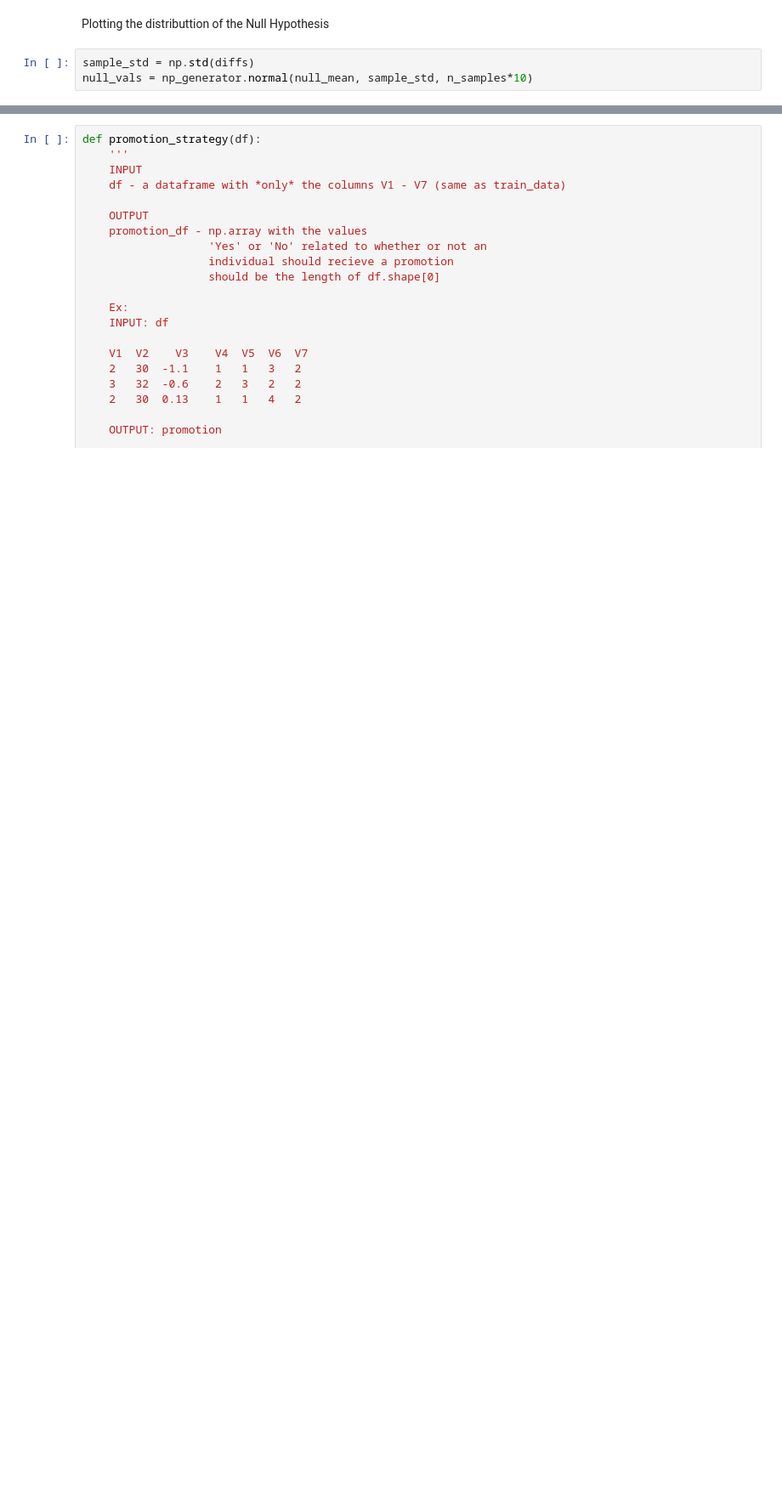
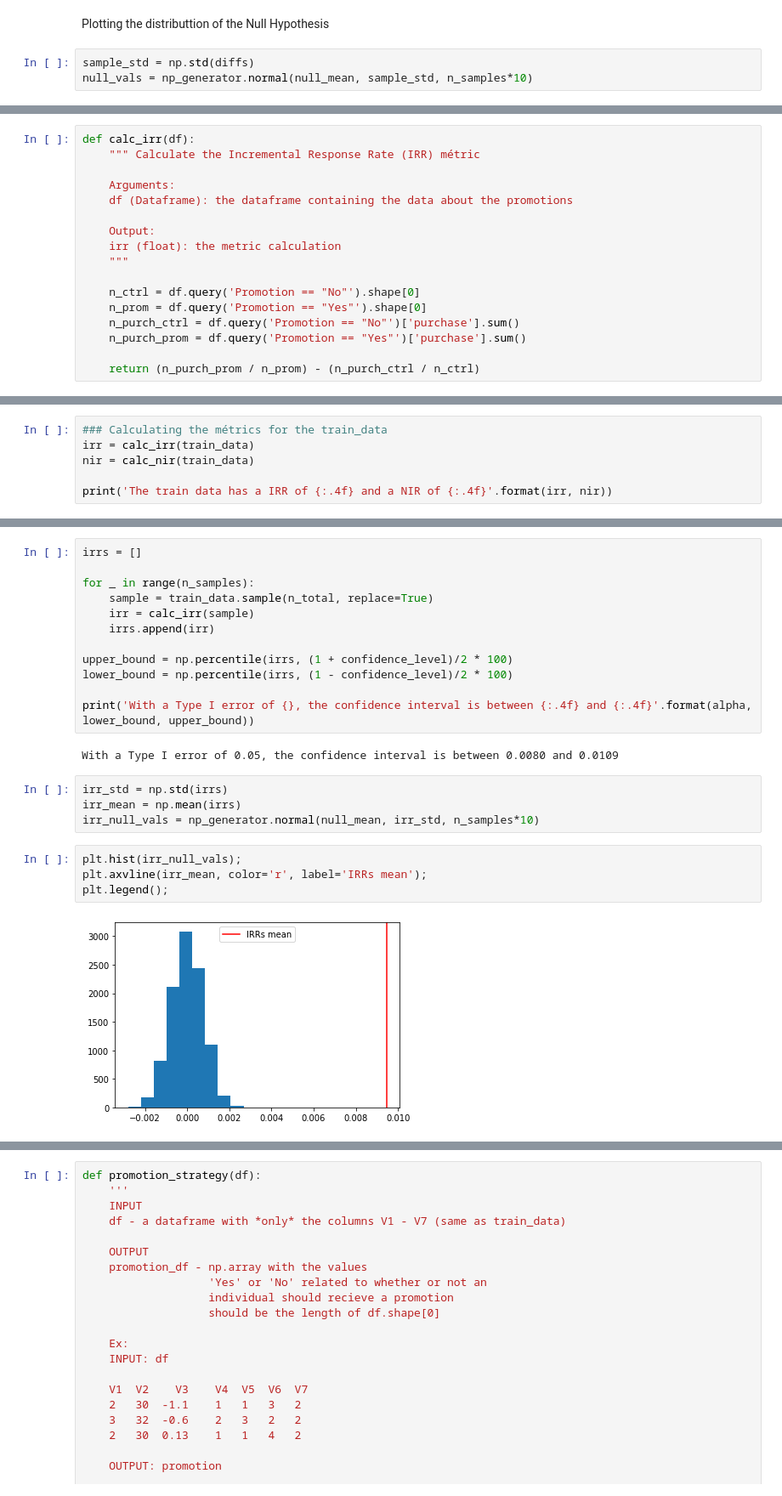
Before and after one commit to boa50/starbucks-promotions, a Jupyter notebook: Starbucks.ipynb, the cells around one changed output, grey strips where cells are left out. Shown: that part at 85% size. Cells and saved outputs as stored; diff of their text form; blank space fills up the shorter version.

Commit message:
Analyzed the metrics

```diff
--- a/Starbucks.ipynb
+++ b/Starbucks.ipynb
@@ -197,0 +208,17 @@ By the simulation approach the p-value is 0.4948
+# %%
+def calc_irr(df):
+    """ Calculate the Incremental Response Rate (IRR) métric
+
+    Arguments:
+    df (Dataframe): the dataframe containing the data about the promotions
+
+    Output:
+    irr (float): the metric calculation
+    """
+
+    n_ctrl = df.query('Promotion == "No"').shape[0]
+    n_prom = df.query('Promotion == "Yes"').shape[0]
+    n_purch_ctrl = df.query('Promotion == "No"')['purchase'].sum()
+    n_purch_prom = df.query('Promotion == "Yes"')['purchase'].sum()
+
+    return (n_purch_prom / n_prom) - (n_purch_ctrl / n_ctrl)
@@ -197,0 +241,6 @@ By the simulation approach the p-value is 0.4948
+# %%
+### Calculating the métrics for the train_data
+irr = calc_irr(train_data)
+nir = calc_nir(train_data)
+
+print('The train data has a IRR of {:.4f} and a NIR of {:.4f}'.format(irr, nir))
@@ -197,0 +263,24 @@ By the simulation approach the p-value is 0.4948
+# %%
+irrs = []
+
+for _ in range(n_samples):
+    sample = train_data.sample(n_total, replace=True)
+    irr = calc_irr(sample)
+    irrs.append(irr)
+
+upper_bound = np.percentile(irrs, (1 + confidence_level)/2 * 100)
+lower_bound = np.percentile(irrs, (1 - confidence_level)/2 * 100)
+
+print('With a Type I error of {}, the confidence interval is between {:.4f} and {:.4f}'.format(alpha, lower_bound, upper_bound))
+# %% [output]
+With a Type I error of 0.05, the confidence interval is between 0.0080 and 0.0109
+# %%
+irr_std = np.std(irrs)
+irr_mean = np.mean(irrs)
+irr_null_vals = np_generator.normal(null_mean, irr_std, n_samples*10)
+# %%
+plt.hist(irr_null_vals);
+plt.axvline(irr_mean, color='r', label='IRRs mean');
+plt.legend();
+# %% [output]
+[figure, added]
```
Also changed, not shown: parts of 27 cells of this notebook.
